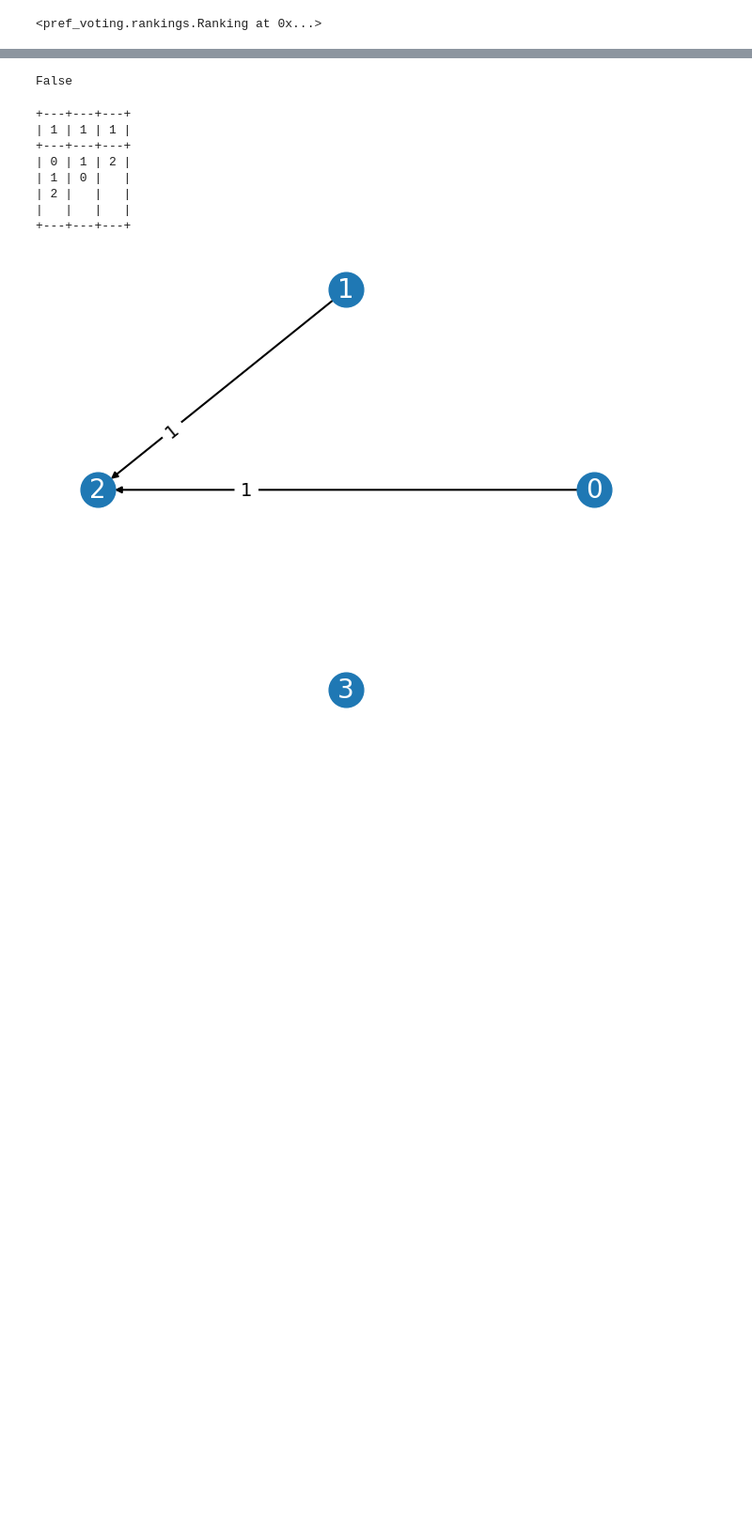
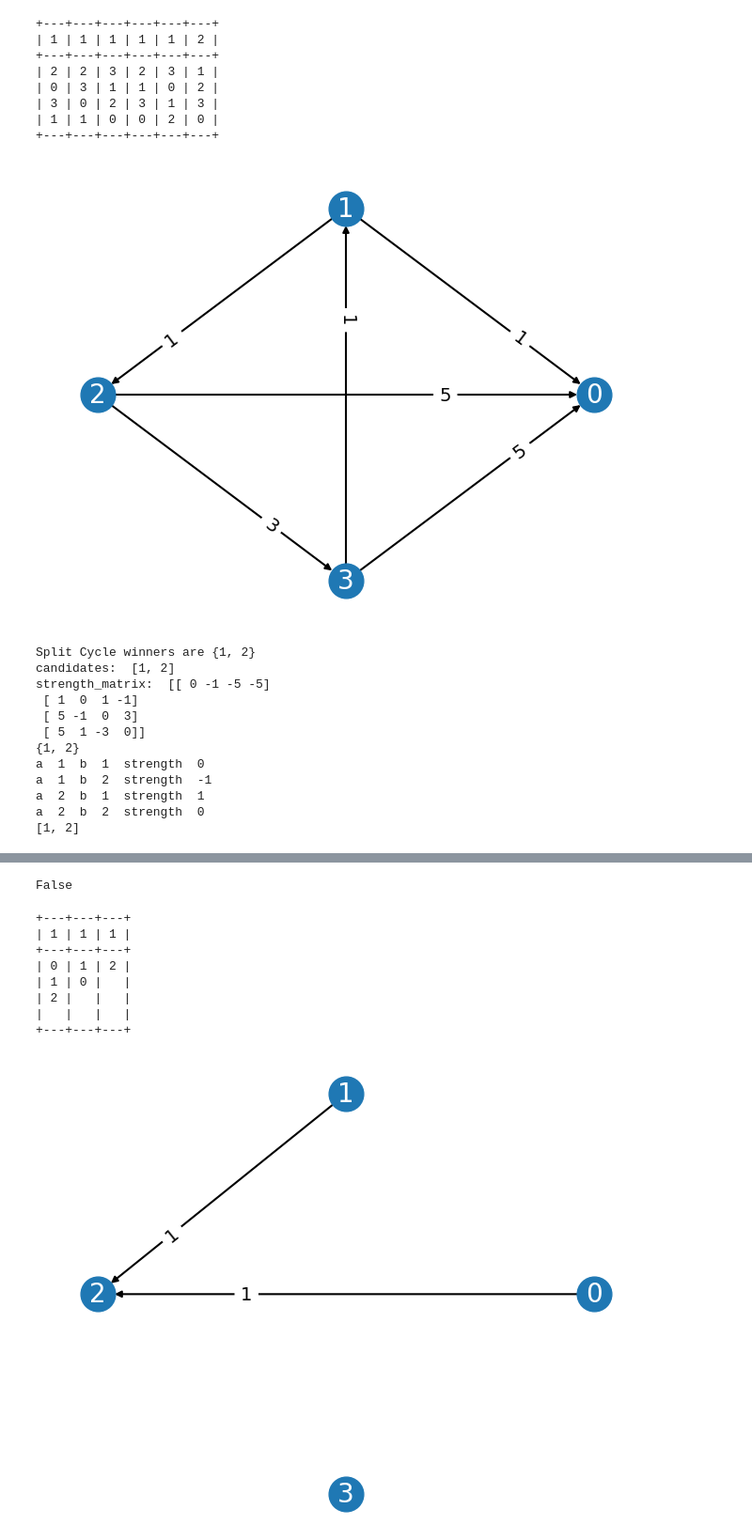
Before and after one commit to voting-tools/pref_voting, a Jupyter notebook: test.ipynb, the cells around one changed output, grey strips where cells are left out. Shown at 94% size. Drawn from its saved outputs; the diff is of its cells as text; code cells hidden in the pictures; blank space fills up the shorter version.

```diff
--- a/test.ipynb
+++ b/test.ipynb
@@ -54,8 +54,47 @@ Condorcet IRV PUT winner is {0}
-# %%
-prof = ProfileWithTies([{0:1, 1:2, 2:3}, {0:2, 1:1},  {2:1}], candidates=[0, 1, 2, 3])
-
-x = np.array(prof.rankings)
-
-x[0]
-# %% [output]
-<pref_voting.rankings.Ranking at 0x...>
+# %%
+def split_cycle2(edata, curr_cands = None, strength_function = None):
+
+    candidates = edata.candidates if curr_cands is None else curr_cands
+
+    strength_matrix = np.array(edata.margin_matrix) if strength_function is None else np.array([[strength_function(edata.cindex_to_cand(a_idx),edata.cindex_to_cand(b_idx)) for b_idx in edata.cindices] for a_idx in edata.cindices])
+
+    strength_function = edata.margin if strength_function is None else strength_function
+
+    potential_winners = set(candidates)
+
+    for a in candidates:
+        for b in candidates:
+            if strength_function(b,a) > 0 and not has_strong_path(strength_matrix, edata.cand_to_cindex(a), edata.cand_to_cindex(b), strength_function(b,a)):
+                potential_winners.discard(a)
+                break
+
+    return sorted(potential_winners)
+
+
+
+prof.display()
+prof.display_margin_graph()
+split_cycle.display(prof)
+print(split_cycle2(prof, curr_cands = [1, 2]))
+# %% [output]
++---+---+---+---+---+---+
+| 1 | 1 | 1 | 1 | 1 | 2 |
++---+---+---+---+---+---+
+| 2 | 2 | 3 | 2 | 3 | 1 |
+| 0 | 3 | 1 | 1 | 0 | 2 |
+| 3 | 0 | 2 | 3 | 1 | 3 |
+| 1 | 1 | 0 | 0 | 2 | 0 |
++---+---+---+---+---+---+
+[figure, added]
+Split Cycle winners are {1, 2}
+candidates:  [1, 2]
+strength_matrix:  [[ 0 -1 -5 -5]
+ [ 1  0  1 -1]
+ [ 5 -1  0  3]
+ [ 5  1 -3  0]]
+{1, 2}
+a  1  b  1  strength  0
+a  1  b  2  strength  -1
+a  2  b  1  strength  1
+a  2  b  2  strength  0
+[1, 2]
```
Also changed, not shown: parts of 3 cells of this notebook, 4 other files.
